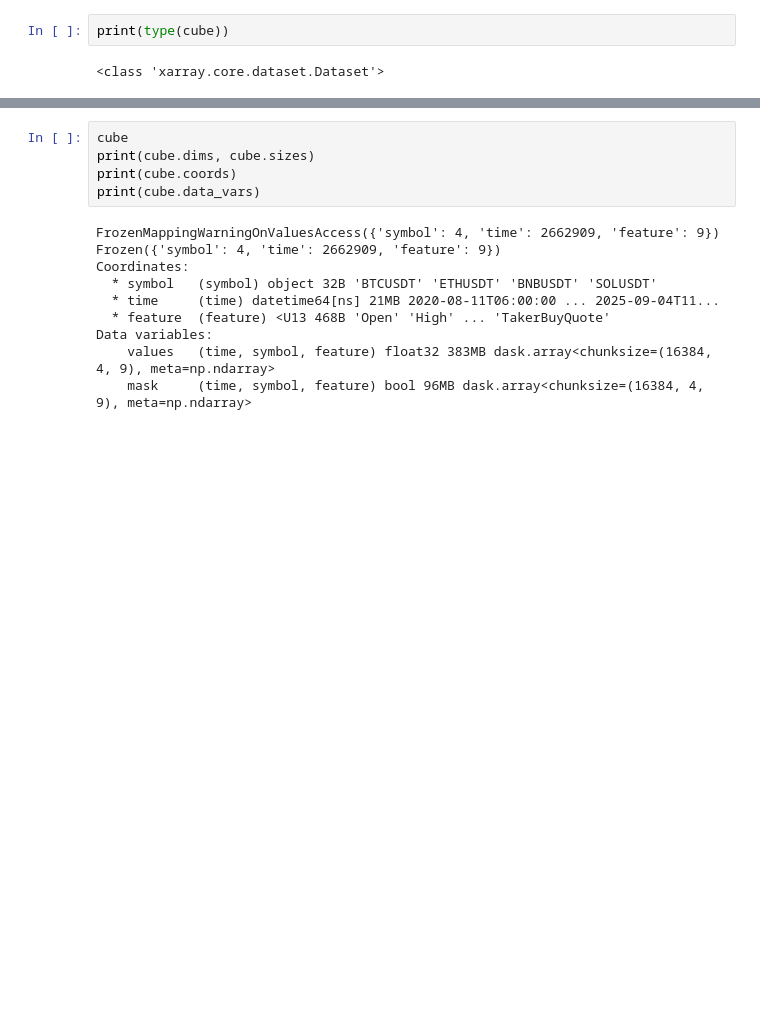
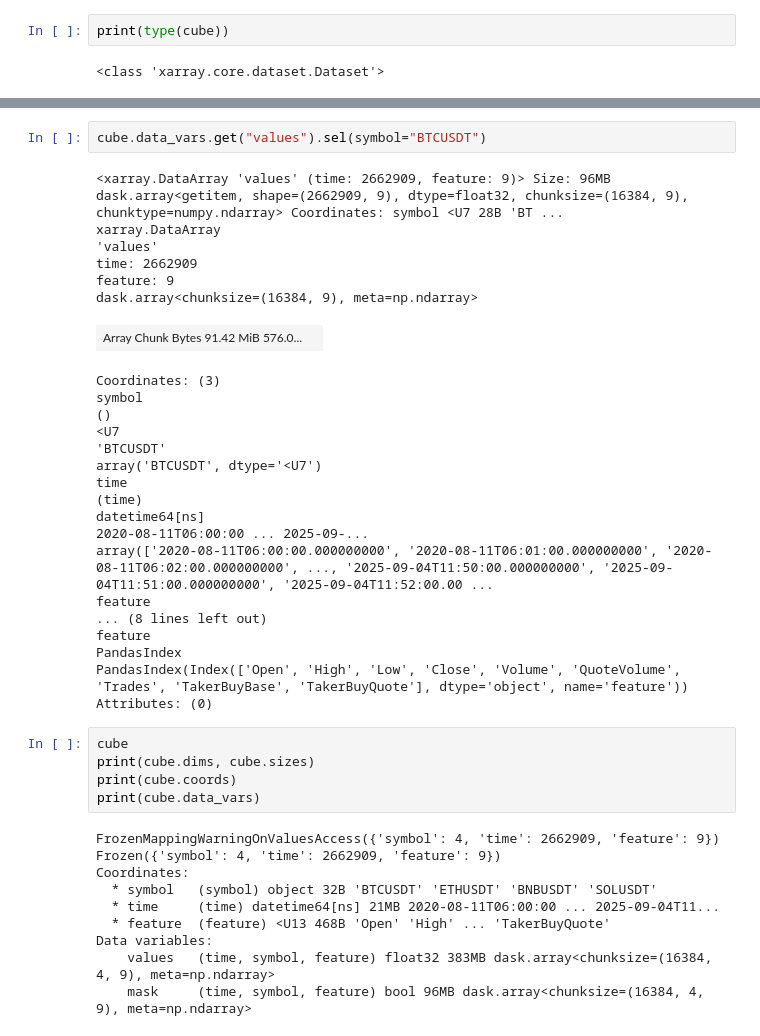
Before and after one commit to kyhoolee/tw_fin_rl, a Jupyter notebook: ace_rl/exp_learn/raw_data/_2_polar_cube_universe.ipynb, the cells around one changed output, grey strips where cells are left out. Cells and saved outputs as stored; diff of their text form; blank space fills up the shorter version.

```diff
--- a/ace_rl/exp_learn/raw_data/_2_polar_cube_universe.ipynb
+++ b/ace_rl/exp_learn/raw_data/_2_polar_cube_universe.ipynb
@@ -54,3 +171,30 @@ Attributes:
+# %%
+cube.data_vars.get("values").sel(symbol="BTCUSDT")
+# %% [output]
+<xarray.DataArray 'values' (time: 2662909, feature: 9)> Size: 96MB dask.array<getitem, shape=(2662909, 9), dtype=float32, chunksize=(16384, 9), chunktype=numpy.ndarray> Coordinates: symbol <U7 28B 'BT ...
+xarray.DataArray
+'values'
+time: 2662909
+feature: 9
+dask.array<chunksize=(16384, 9), meta=np.ndarray>
+| Array Chunk Bytes 91.42 MiB 576.0... |  |
+Coordinates: (3)
+symbol
+()
+<U7
+'BTCUSDT'
+array('BTCUSDT', dtype='<U7')
+time
+(time)
+datetime64[ns]
+2020-08-11T06:00:00 ... 2025-09-...
+array(['2020-08-11T06:00:00.000000000', '2020-08-11T06:01:00.000000000', '2020-08-11T06:02:00.000000000', ..., '2025-09-04T11:50:00.000000000', '2025-09-04T11:51:00.000000000', '2025-09-04T11:52:00.00 ...
+feature
+... (8 lines left out)
+feature
+PandasIndex
+PandasIndex(Index(['Open', 'High', 'Low', 'Close', 'Volume', 'QuoteVolume', 'Trades', 'TakerBuyBase', 'TakerBuyQuote'], dtype='object', name='feature'))
+Attributes: (0)
 # %%
 cube
 print(cube.dims, cube.sizes)
```
Also changed, not shown: parts of 6 cells of this notebook, 6 other files.
